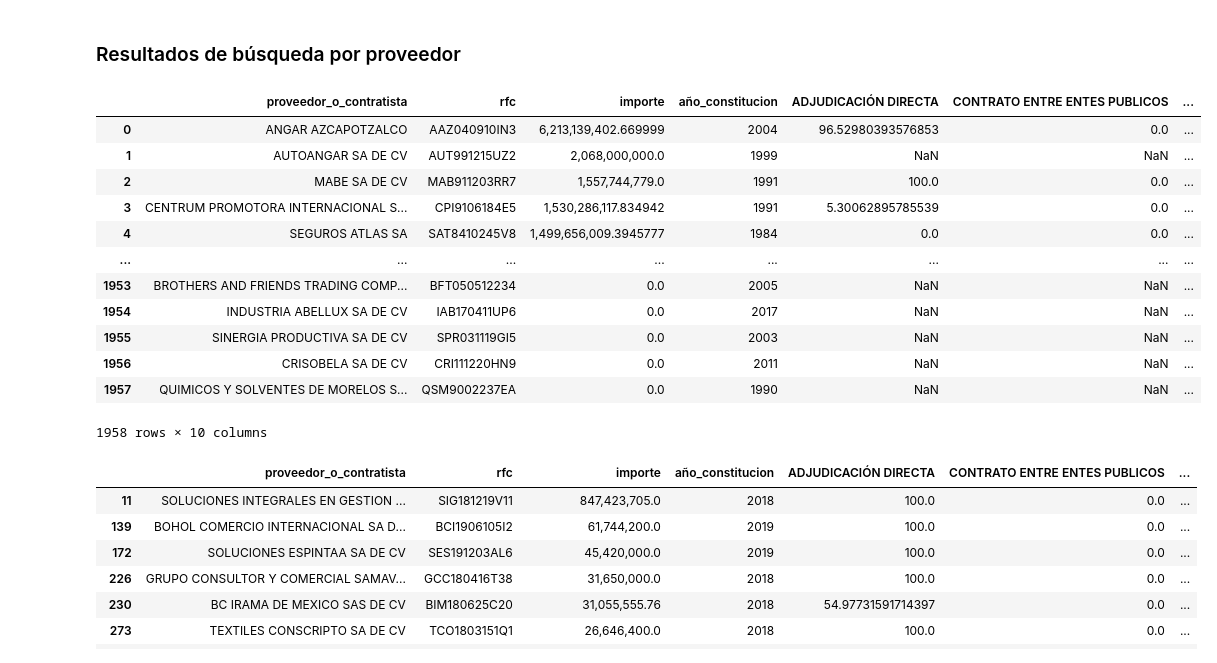
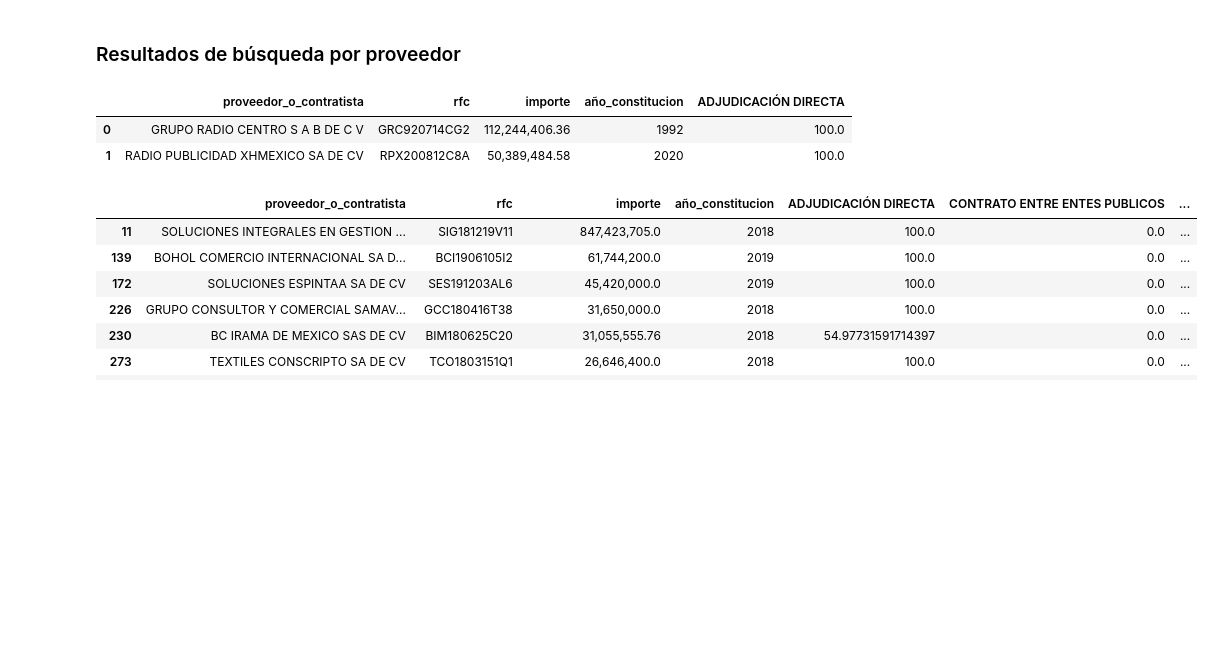
Before and after one commit to artiherrera/analisis_compranet, a Jupyter notebook: notebooks/2.0-buscador_consolidado.ipynb, the cells around one changed output. Cells and saved outputs as stored; diff of their text form; code cells hidden in the pictures; blank space fills up the shorter version.

```diff
--- a/notebooks/2.0-buscador_consolidado.ipynb
+++ b/notebooks/2.0-buscador_consolidado.ipynb
@@ -300,46 +305,38 @@ import pandas as pd
 # Creando el DataFrame prov_df con sumas de importes
 prov_df = buscar.groupby(['proveedor_o_contratista', 'rfc']).agg({'importe':'sum'}).reset_index()
 prov_df.sort_values(by='importe', ascending=False, inplace=True)
 
 # Añadiendo la columna 'año_constitucion'
 def convert_year(two_digit_year):
     if two_digit_year.isdigit():
         year_int = int(two_digit_year)
         if year_int > 23:
             return "19" + two_digit_year
         else:
             return "20" + two_digit_year
     else:
         return "unknown"
 
 prov_df['año_constitucion'] = prov_df['rfc'].apply(lambda x: convert_year(str(x)[3:5]) if len(str(x)) >= 5 else "unknown")
 
 # 1. Crear una tabla dinámica basada en el importe
 pivot_df_importe = buscar.pivot_table(index='proveedor_o_contratista', columns='tipo_de_procedimiento', values='importe', aggfunc='sum', fill_value=0)
 
 # 2. Convertir sumas en porcentajes
 pivot_df_percentage = pivot_df_importe.divide(pivot_df_importe.sum(axis=1), axis=0) * 100
 pivot_df_percentage.reset_index(inplace=True)
 
 # 3. Fusionar con prov_df
 prov_df = pd.merge(prov_df, pivot_df_percentage, on='proveedor_o_contratista', how='left')
 
 # Opcional: mostrar el resultado
 pd.options.display.float_format = '{:,}'.format
+
+prov_df
 # %% [output]
-|  | proveedor_o_contratista | rfc | importe | año_constitucion | ADJUDICACIÓN DIRECTA | CONTRATO ENTRE ENTES PUBLICOS | ... |
-| 0 | ANGAR AZCAPOTZALCO | AAZ040910IN3 | 6,213,139,402.669999 | 2004 | 96.52980393576853 | 0.0 | ... |
-| 1 | AUTOANGAR SA DE CV | AUT991215UZ2 | 2,068,000,000.0 | 1999 | NaN | NaN | ... |
-| 2 | MABE SA DE CV | MAB911203RR7 | 1,557,744,779.0 | 1991 | 100.0 | 0.0 | ... |
-| 3 | CENTRUM PROMOTORA INTERNACIONAL S... | CPI9106184E5 | 1,530,286,117.834942 | 1991 | 5.30062895785539 | 0.0 | ... |
-| 4 | SEGUROS ATLAS SA | SAT8410245V8 | 1,499,656,009.3945777 | 1984 | 0.0 | 0.0 | ... |
-| ... | ... | ... | ... | ... | ... | ... | ... |
-| 1953 | BROTHERS AND FRIENDS TRADING COMP... | BFT050512234 | 0.0 | 2005 | NaN | NaN | ... |
-| 1954 | INDUSTRIA ABELLUX SA DE CV | IAB170411UP6 | 0.0 | 2017 | NaN | NaN | ... |
-| 1955 | SINERGIA PRODUCTIVA SA DE CV | SPR031119GI5 | 0.0 | 2003 | NaN | NaN | ... |
-| 1956 | CRISOBELA SA DE CV | CRI111220HN9 | 0.0 | 2011 | NaN | NaN | ... |
-| 1957 | QUIMICOS Y SOLVENTES DE MORELOS S... | QSM9002237EA | 0.0 | 1990 | NaN | NaN | ... |
+|  | proveedor_o_contratista | rfc | importe | año_constitucion | ADJUDICACIÓN DIRECTA |
+| 0 | GRUPO RADIO CENTRO S A B DE C V | GRC920714CG2 | 112,244,406.36 | 1992 | 100.0 |
+| 1 | RADIO PUBLICIDAD XHMEXICO SA DE CV | RPX200812C8A | 50,389,484.58 | 2020 | 100.0 |
-1958 rows × 10 columns
 # %%
 import datetime
 
```
Also changed, not shown: parts of 5 cells of this notebook.
